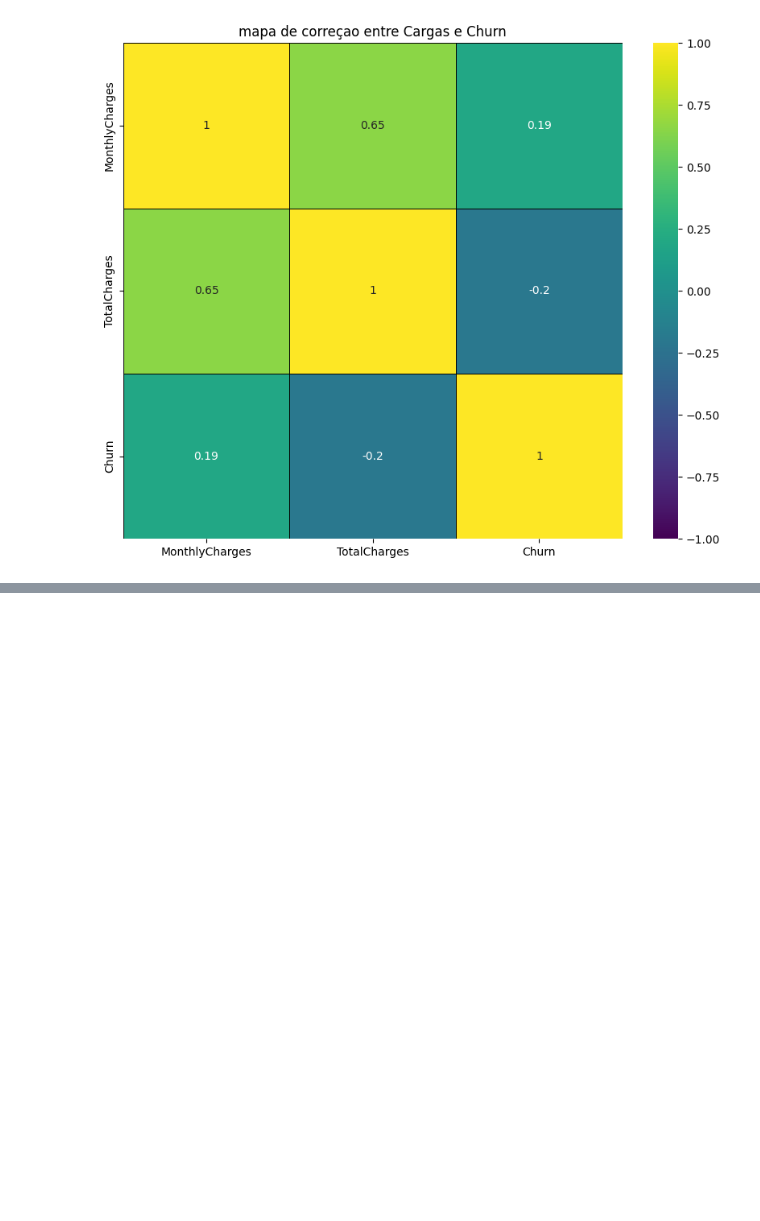
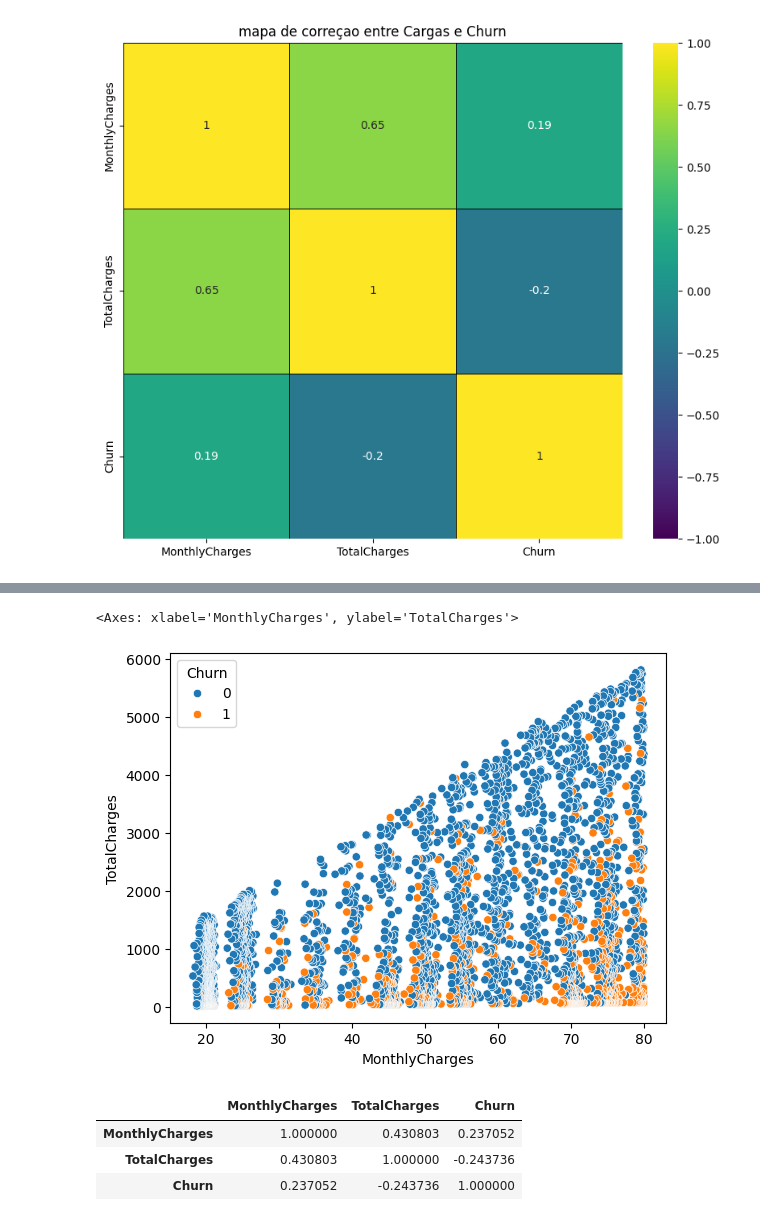
Before and after one commit to WesleySouza13/Analise-em-Churn, a Jupyter notebook: notebooks/ChargesEda.ipynb, the cells around one changed output, grey strips where cells are left out. Drawn from its saved outputs; the diff is of its cells as text; code cells hidden in the pictures; blank space fills up the shorter version.

```diff
--- a/notebooks/ChargesEda.ipynb
+++ b/notebooks/ChargesEda.ipynb
@@ -90,0 +96,13 @@ sns.heatmap(corr, annot=True, vmin=-1, vmax=1, cmap='viridis', linewidths=.5,
+# %%
+values = df[df['MonthlyCharges'] < 80]
+sns.scatterplot(data=values, x='MonthlyCharges', y='TotalCharges', hue='Churn')
+# %% [output]
+<Axes: xlabel='MonthlyCharges', ylabel='TotalCharges'>
+[figure, added]
+# %%
+values[corr_cols].corr()
+# %% [output]
+|  | MonthlyCharges | TotalCharges | Churn |
+| MonthlyCharges | 1.000000 | 0.430803 | 0.237052 |
+| TotalCharges | 0.430803 | 1.000000 | -0.243736 |
+| Churn | 0.237052 | -0.243736 | 1.000000 |
```
Also changed, not shown: parts of 2 cells of this notebook, 3 other files.
